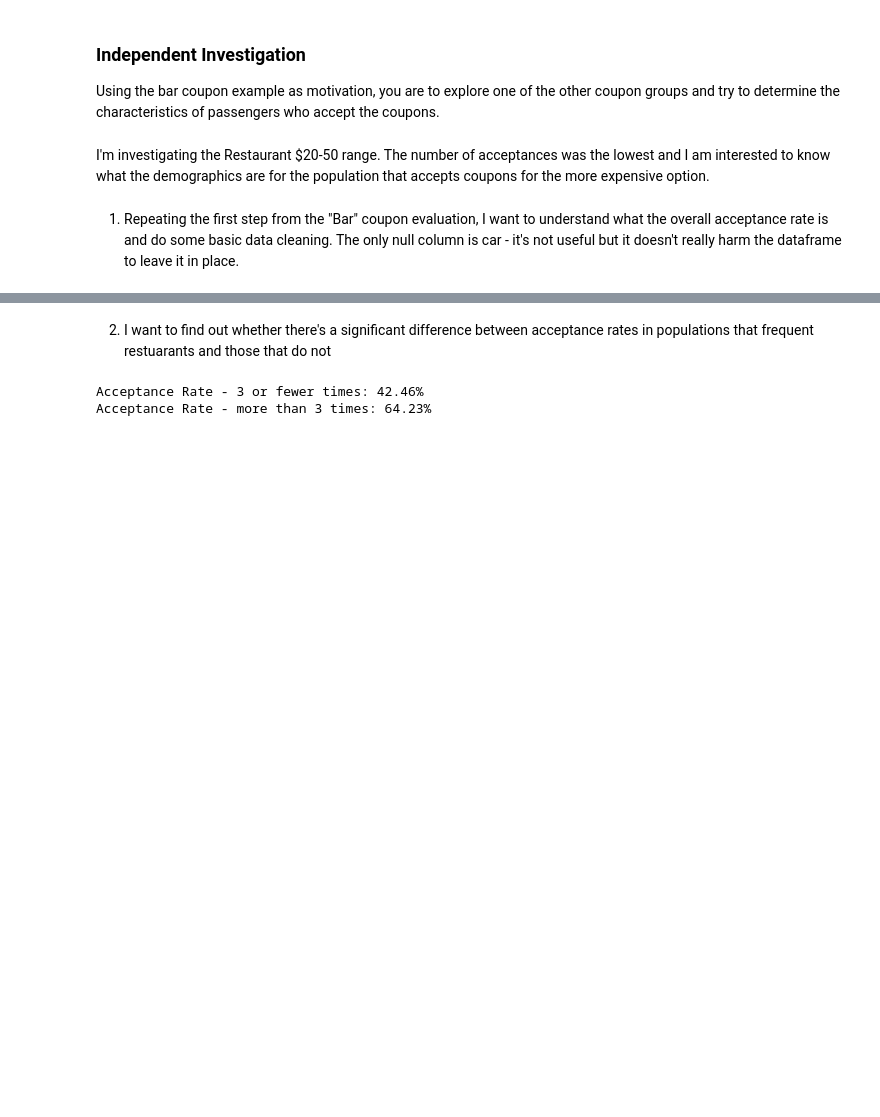
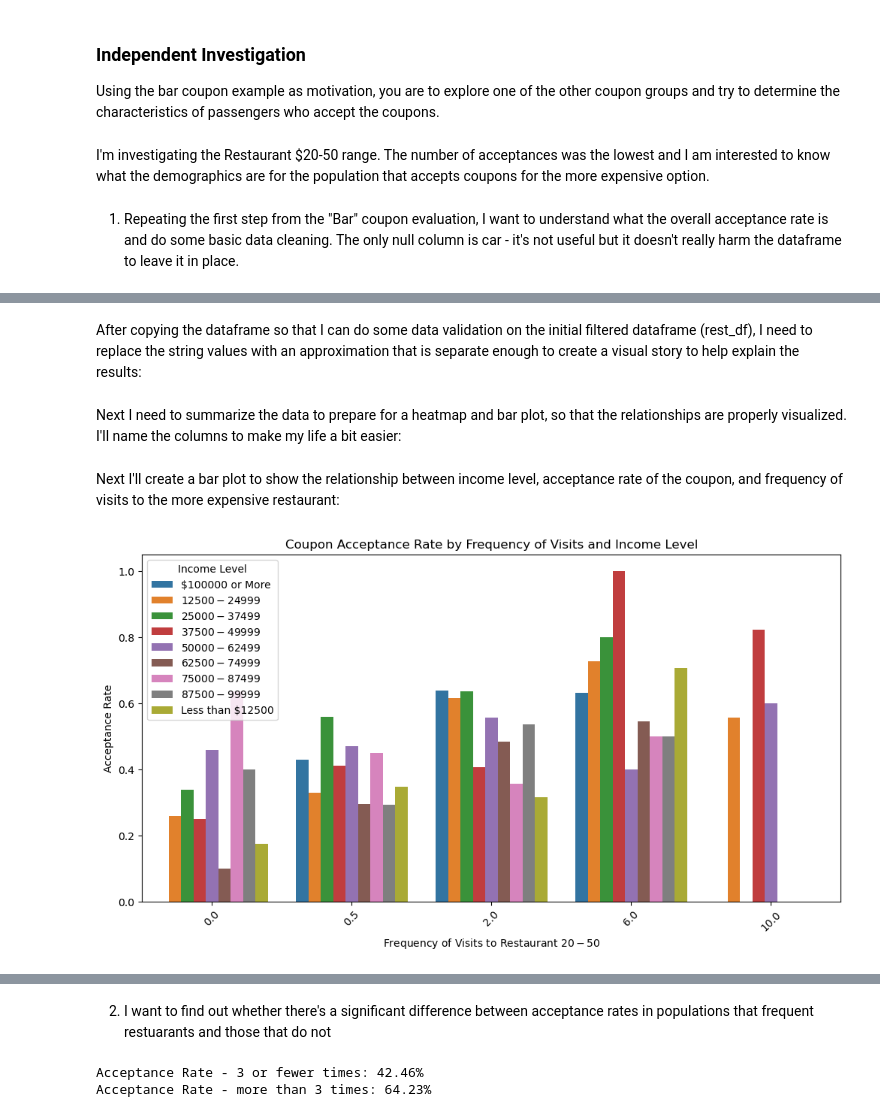
Before and after one commit to brianwells54/ucberkeley, a Jupyter notebook: prompt_brw1.ipynb, the cells around one changed output, grey strips where cells are left out. Cells and saved outputs as stored; diff of their text form; code cells hidden in the pictures; blank space fills up the shorter version.

```diff
--- a/prompt_brw1.ipynb
+++ b/prompt_brw1.ipynb
@@ -308,4 +308,10 @@ I'm investigating the Restaurant $20-50 range.  The number of acceptances was th
 rest_df = data[data['coupon'] == 'Restaurant(20-50)']
 rest_df.head()
 rest_df.shape[0]
+rest_df2 = rest_df.copy()
+
+total_rest_population = rest_df.shape[0]
+count_rest_yes = rest_df['Y'].sum()
+restraunt_accepted = count_rest_yes / total_rest_population
+print(restraunt_accepted)
 # %% [output]
@@ -319,0 +319,35 @@ print(restraunt_accepted)
+# %% [markdown]
+After copying the dataframe so that I can do some data validation on the initial filtered dataframe (rest_df), I need to replace the string values with an approximation that is separate enough to create a visual story to help explain the results:
+# %%
+frequency_mapping = {
+    'never': 0,
+    'less1': 0.5,   # Less than 1 visit
+    '1~3': 2,       # Average of 1 to 3 visits
+    '4~8': 6,       # Average of 4 to 8 visits
+    'gt8': 10       # Assuming an average of more than 8 visits
+}
+
+# Apply mapping
+for col in ['CoffeeHouse', 'CarryAway', 'RestaurantLessThan20', 'Restaurant20To50']:
+    rest_df2[col] = rest_df2[col].map(frequency_mapping)
+# %% [markdown]
+Next I need to summarize the data to prepare for a heatmap and bar plot, so that the relationships are properly visualized.  I'll name the columns to make my life a bit easier:
+# %%
+summary = rest_df2.groupby(['income', 'Restaurant20To50'])['Y'].agg(['mean', 'count']).reset_index()
+summary.columns = ['income', 'Restaurant20To50', 'acceptance_rate', 'total_count']
+# %% [markdown]
+Next I'll create a bar plot to show the relationship between income level, acceptance rate of the coupon, and frequency of visits to the more expensive restaurant:
+# %%
+heatmap_data = summary.pivot(index="Restaurant20To50", columns="income", values="acceptance_rate")
+
+# Bar plot for better visibility
+plt.figure(figsize=(12, 6))
+sns.barplot(data=summary, x='Restaurant20To50', y='acceptance_rate', hue='income', errorbar=None)
+plt.title('Coupon Acceptance Rate by Frequency of Visits and Income Level')
+plt.ylabel('Acceptance Rate')
+plt.xlabel('Frequency of Visits to Restaurant $20-$50')
+plt.legend(title='Income Level', loc='upper left')
+plt.xticks(rotation=45)
+plt.show()
+# %% [output]
+[figure, added]
```
Also changed, not shown: parts of 5 cells of this notebook.
